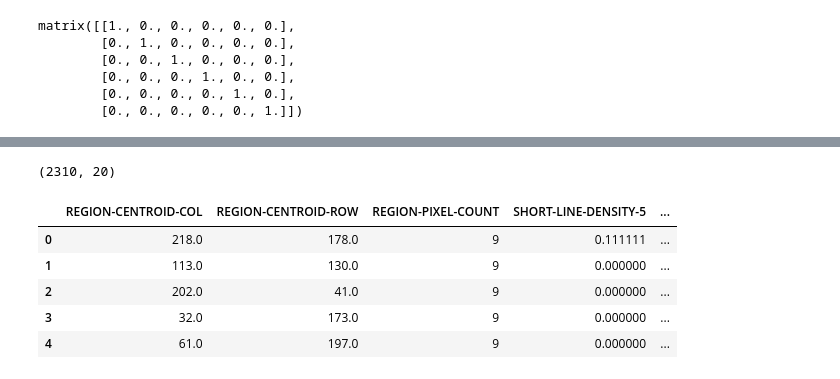
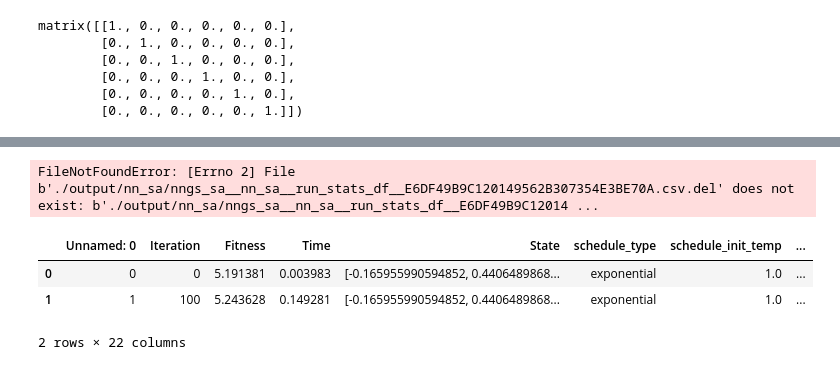
Before and after one commit to shileiphys/CS7641, a Jupyter notebook: Assignment2/neural_network.ipynb, the cells around one changed output, grey strips where cells are left out. Cells and saved outputs as stored; diff of their text form; code cells hidden in the pictures.

```diff
--- a/Assignment2/neural_network.ipynb
+++ b/Assignment2/neural_network.ipynb
@@ -224,6 +476,0 @@ col_names
-# %%
-dataset_dir = '../Datasets/statlog_image_segmentation'
-df = pd.read_csv(dataset_dir + '/segment.dat', names=col_names, sep=' ')
-df.shape
-# %% [output]
-(2310, 20)
@@ -230,9 +479,11 @@ df.shape
+# %%
+df_run_stats = pd.read_csv(file)
+# %% [output]
+FileNotFoundError: [Errno 2] File b'./output/nn_sa/nngs_sa__nn_sa__run_stats_df__E6DF49B9C120149562B307354E3BE70A.csv.del' does not exist: b'./output/nn_sa/nngs_sa__nn_sa__run_stats_df__E6DF49B9C12014 ...
 # %%
-df.head()
+df_run_stats.head()
 # %% [output]
-|  | REGION-CENTROID-COL | REGION-CENTROID-ROW | REGION-PIXEL-COUNT | SHORT-LINE-DENSITY-5 | ... |
-| 0 | 218.0 | 178.0 | 9 | 0.111111 | ... |
-| 1 | 113.0 | 130.0 | 9 | 0.000000 | ... |
-| 2 | 202.0 | 41.0 | 9 | 0.000000 | ... |
-| 3 | 32.0 | 173.0 | 9 | 0.000000 | ... |
-| 4 | 61.0 | 197.0 | 9 | 0.000000 | ... |
+|  | Unnamed: 0 | Iteration | Fitness | Time | State | schedule_type | schedule_init_temp | ... |
+| 0 | 0 | 0 | 5.191381 | 0.003983 | [-0.165955990594852, 0.4406489868... | exponential | 1.0 | ... |
+| 1 | 1 | 100 | 5.243628 | 0.149281 | [-0.165955990594852, 0.4406489868... | exponential | 1.0 | ... |
+2 rows × 22 columns
```
Also changed, not shown: parts of 40 cells of this notebook, 3 other files.
